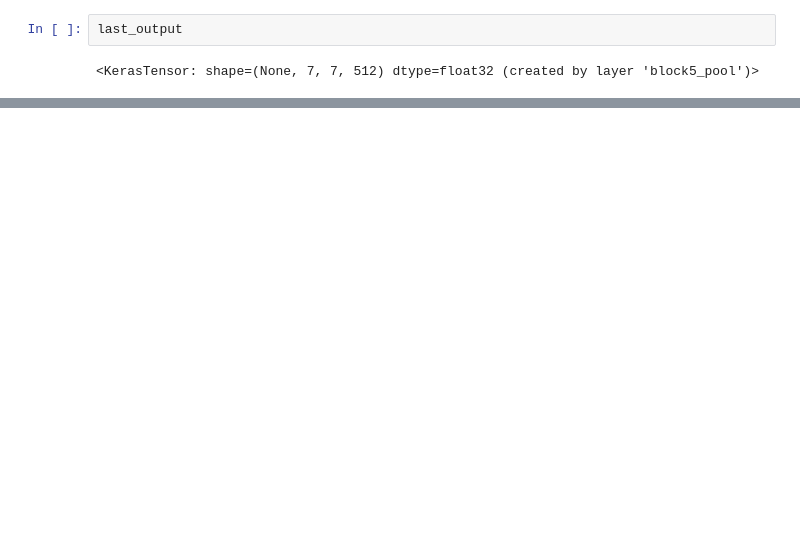
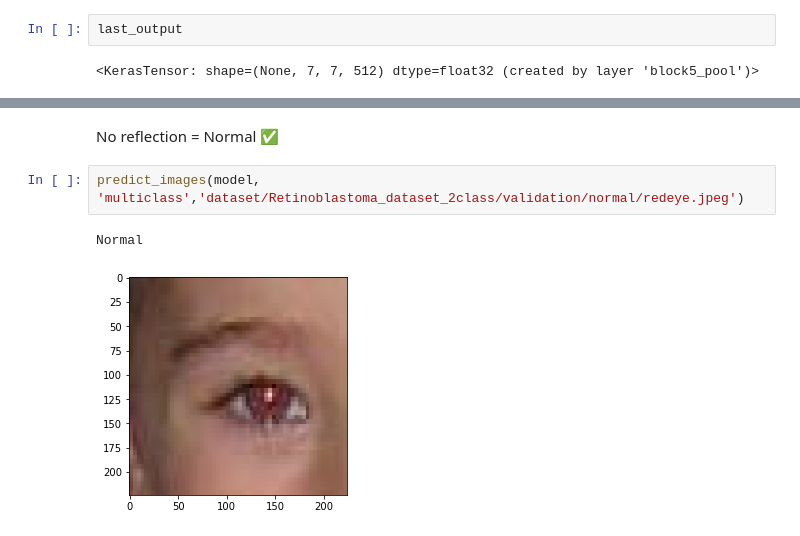
Before and after one commit to hugomuhammad/MachineLearning-ClearVis, a Jupyter notebook: Retinoblastoma_Detection.ipynb, the cells around one changed output, grey strips where cells are left out. Cells and saved outputs as stored; diff of their text form; blank space fills up the shorter version.

```diff
--- a/Retinoblastoma_Detection.ipynb
+++ b/Retinoblastoma_Detection.ipynb
@@ -380,0 +505,7 @@ no reflection = normal ✅
+# %% [markdown]
+No reflection = Normal ✅
+# %%
+predict_images(model, 'multiclass','dataset/Retinoblastoma_dataset_2class/validation/normal/redeye.jpeg')
+# %% [output]
+Normal
+[figure, added]
```
Also changed, not shown: parts of 83 cells of this notebook.
